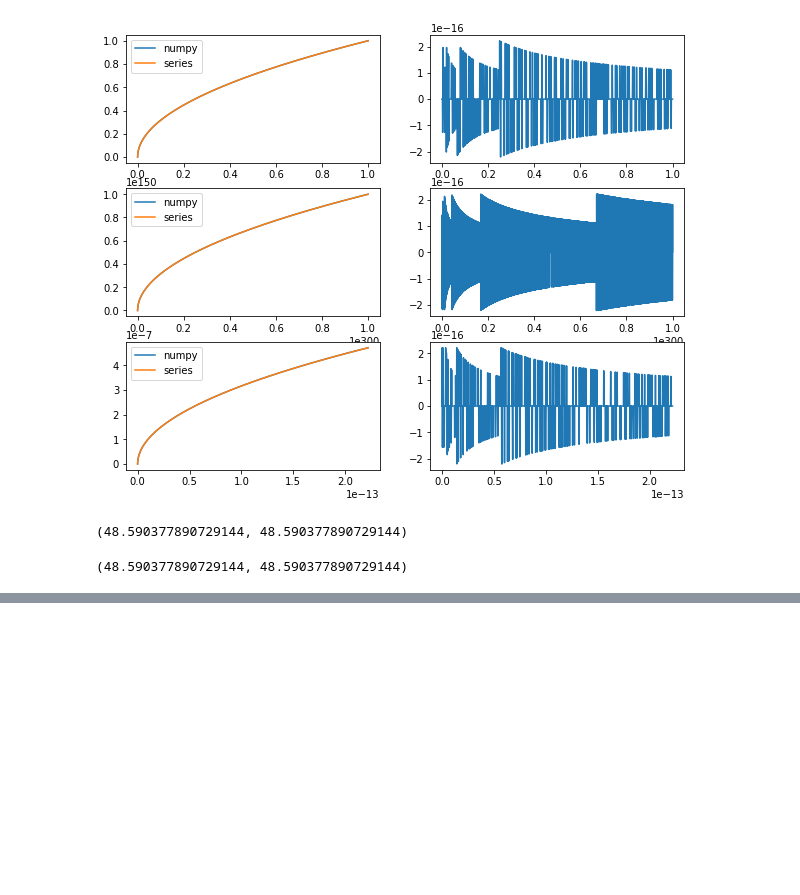
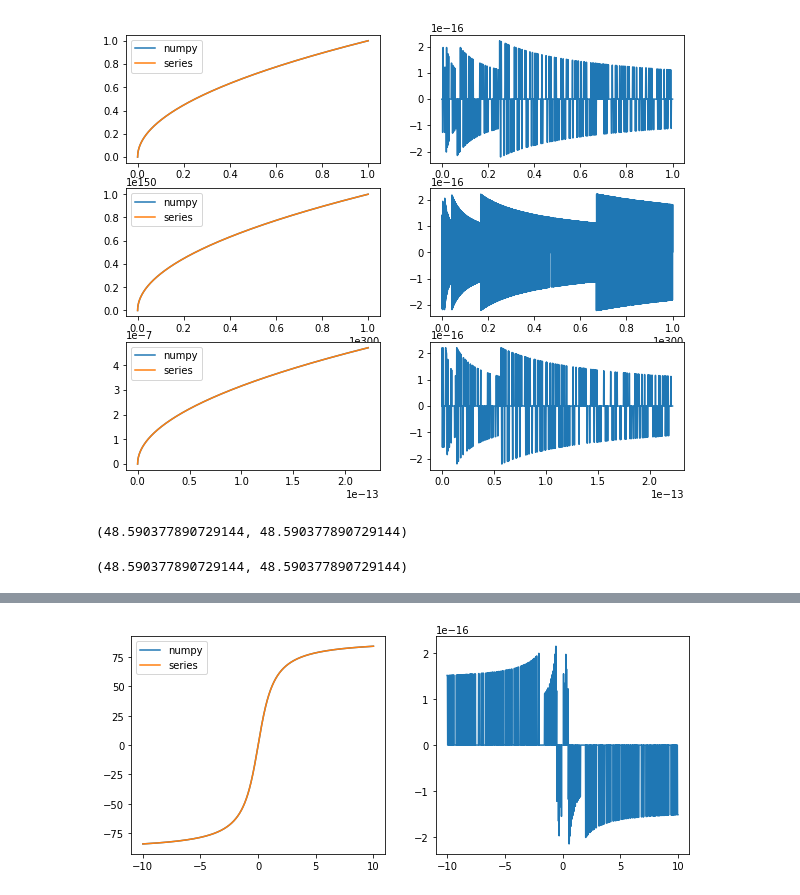
Before and after one commit to jr3cermak/numpypi, a Jupyter notebook: Demo numpi_series.ipynb, the cells around one changed output, grey strips where cells are left out. Drawn from its saved outputs; the diff is of its cells as text; code cells hidden in the pictures; blank space fills up the shorter version.

Commit message:
Added arctan()

```diff
--- a/Demo numpi_series.ipynb
+++ b/Demo numpi_series.ipynb
@@ -163,3 +162,14 @@ plt.plot(x, ( numpy.arcsin(x) - numpy._numpy._numpy.arcsin(x) ) / numpy.maximum(
+# %%
+plt.figure(figsize=(10,4))
+x = numpy.linspace(-10,10,1000)
+plt.subplot(121)
+plt.plot(x, numpy._numpy._numpy.arctan(x)*180/numpy.pi, label='numpy');
+plt.plot(x, numpy.arctan(x)*180/numpy.pi, label='series');
+plt.legend();
+plt.subplot(122)
+plt.plot(x, ( numpy.arctan(x) - numpy._numpy._numpy.arctan(x) ) / numpy.maximum(eps, numpy.abs(numpy.arctan(x)) ) );
+# %% [output]
+[figure, added]
 # %%
 plt.figure(figsize=(10,4))
 x = numpy.linspace(-1,1,1000)
```
Also changed, not shown: parts of 3 cells of this notebook, 1 other file.
